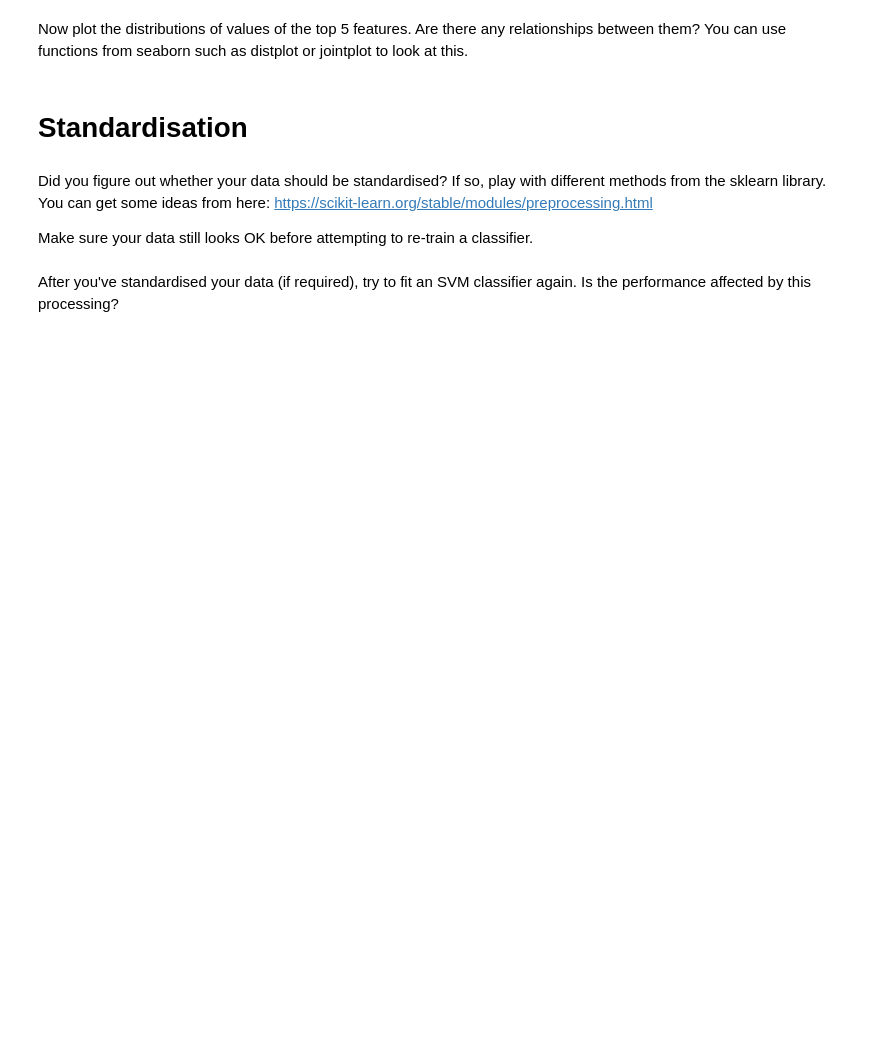
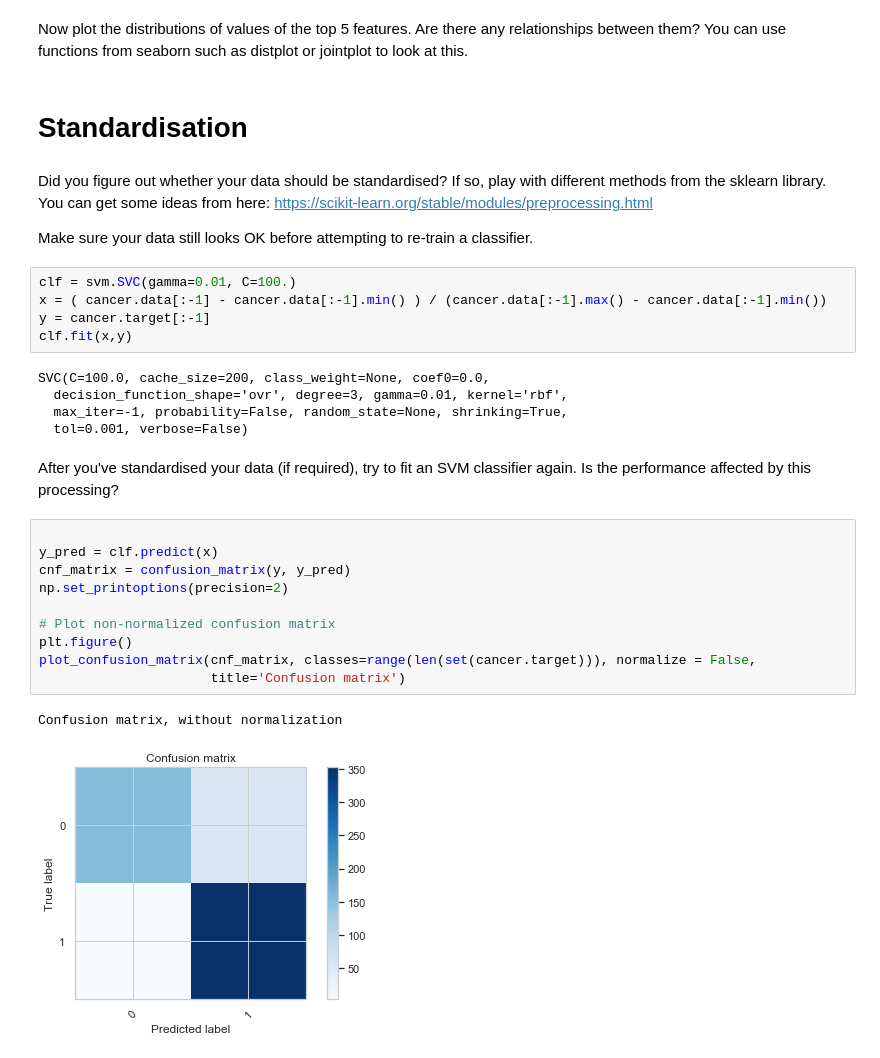
Before and after one commit to CynthiaMasetto/ce888labs, a Jupyter notebook: Lab3/Breast_Cancer_dataset.ipynb, the cells around one changed output. Cells and saved outputs as stored; diff of their text form; blank space fills up the shorter version.

```diff
--- a/Lab3/Breast_Cancer_dataset.ipynb
+++ b/Lab3/Breast_Cancer_dataset.ipynb
@@ -303,5 +391,28 @@ Did you figure out whether your data should be standardised? If so, play with di
 You can get some ideas from here: https://scikit-learn.org/stable/modules/preprocessing.html
 
 Make sure your data still looks OK before attempting to re-train a classifier.
+# %%
+clf = svm.SVC(gamma=0.01, C=100.)
+x = ( cancer.data[:-1] - cancer.data[:-1].min() ) / (cancer.data[:-1].max() - cancer.data[:-1].min())
+y = cancer.target[:-1]
+clf.fit(x,y)
+# %% [output]
+SVC(C=100.0, cache_size=200, class_weight=None, coef0=0.0,
+  decision_function_shape='ovr', degree=3, gamma=0.01, kernel='rbf',
+  max_iter=-1, probability=False, random_state=None, shrinking=True,
+  tol=0.001, verbose=False)
 # %% [markdown]
 After you've standardised your data (if required), try to fit an SVM classifier again. Is the performance affected by this processing?
+# %%
+
+y_pred = clf.predict(x)
+cnf_matrix = confusion_matrix(y, y_pred)
+np.set_printoptions(precision=2)
+
+# Plot non-normalized confusion matrix
+plt.figure()
+plot_confusion_matrix(cnf_matrix, classes=range(len(set(cancer.target))), normalize = False,
+                      title='Confusion matrix')
+# %% [output]
+Confusion matrix, without normalization
+[figure, added]
```
Also changed, not shown: parts of 14 cells of this notebook, 12 other files.
